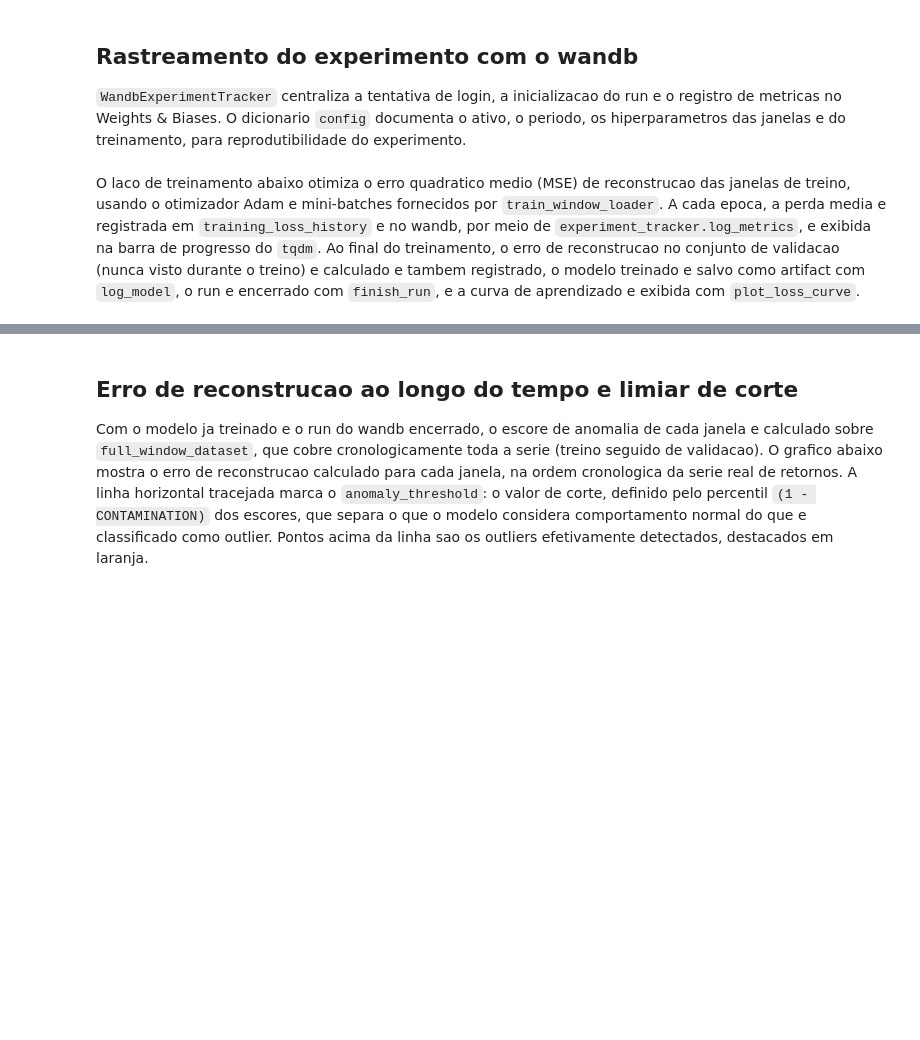
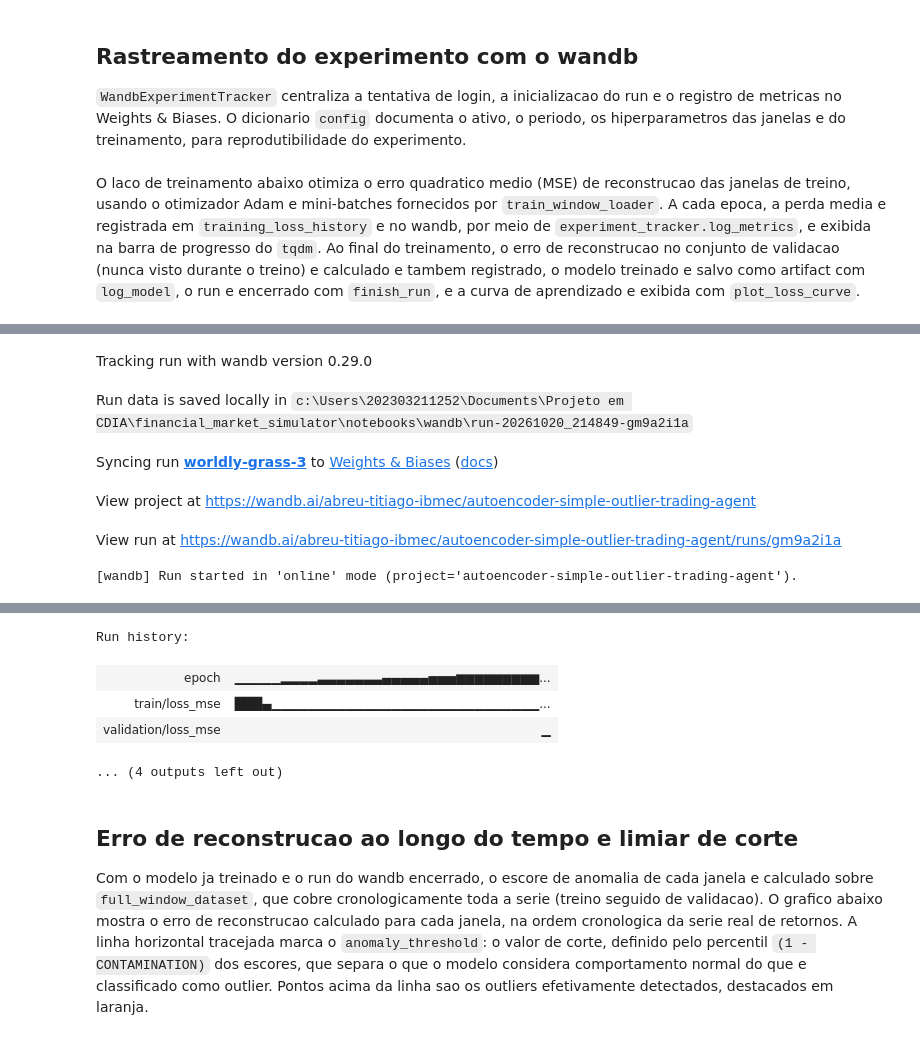
Before and after one commit to IBMEC-CDIA/financial_market_simulator, a Jupyter notebook: notebooks/autoencoder_outlier.ipynb, the cells around one changed output, grey strips where cells are left out. Cells and saved outputs as stored; diff of their text form; code cells hidden in the pictures; blank space fills up the shorter version.

Commit message:
Autoencoder notebook finalizado

```diff
--- a/notebooks/autoencoder_outlier.ipynb
+++ b/notebooks/autoencoder_outlier.ipynb
@@ -162,7 +171,7 @@ print(brazil_tickers["mineracao_siderurgia_materiais"])
 # %%
-TICKER = "CMIG4.SA"
+TICKER = "AAPL"
 START_DATE = "2020-01-01"
-END_DATE = "2026-10-06"
+END_DATE = "2026-09-15"
 
 price_data = fetch_price_series(TICKER, START_DATE, END_DATE)
 # %% [output]
@@ -328,10 +339,16 @@ class SimpleAutoencoder(nn.Module):
         """
         super().__init__()
         self.encoder = nn.Sequential(
-            ...
+            nn.Linear(input_dim, hidden_dim),
+            nn.ReLU(),
+            nn.Linear(hidden_dim, latent_dim),
+            nn.ReLU(),
         )
         self.decoder = nn.Sequential(
-            ...
+            nn.Linear(latent_dim, hidden_dim),
+            nn.ReLU(),
+            nn.Linear(hidden_dim, input_dim),
+            nn.ReLU(),
         )
 
     def forward(self, input_tensor: torch.Tensor) -> torch.Tensor:
@@ -345,15 +362,20 @@ class SimpleAutoencoder(nn.Module):
             A tensor of shape (batch_size, input_dim) containing the
             reconstructed windows.
         """
-        ...
+        latent_representation = self.encoder(input_tensor)
+        return self.decoder(latent_representation)
 # %% [markdown]
 A celula abaixo instancia o `SimpleAutoencoder` com o tamanho de
 janela definido anteriormente e o move para a `device` disponivel
 (GPU, quando existente).
 # %%
 device = "cuda" if torch.cuda.is_available() else "cpu"
-hidden_layer_size = 16
-latent_layer_size = 4
+hidden_layer_size = 32
+latent_layer_size = 8
 
-dense_model = ...
+dense_model = SimpleAutoencoder(
+    input_dim=WINDOW_SIZE,
+    hidden_dim=hidden_layer_size,
+    latent_dim=latent_layer_size
+).to(device)
 print(dense_model)
@@ -440,7 +477,13 @@ for epoch_index in epoch_progress_bar:
     epoch_loss_total = 0.0
 
     for batch_windows in train_window_loader:
-        ...
+        batch_windows = batch_windows.to(device)
+
+        reconstruction = dense_model(batch_windows)
+        loss_value = loss_function(reconstruction, batch_windows)
+        loss_value.backward()
+        optimizer.step()
+        optimizer.zero_grad()
 
         epoch_loss_total += loss_value.item() * batch_windows.shape[0]
 
@@ -479,3 +522,4 @@ training_loss_figure = plot_loss_curve(
     loss_series_name="Train MSE (log-return windows)",
 )
 training_loss_figure.show()
+# %% [output]
@@ -481,0 +531,6 @@ training_loss_figure.show()
+Tracking run with wandb version 0.29.0
+Run data is saved locally in c:\Users\202303211252\Documents\Projeto em CDIA\financial_market_simulator\notebooks\wandb\run-20261020_214849-gm9a2i1a
+Syncing run worldly-grass-3 to Weights & Biases (docs)
+View project at https://wandb.ai/abreu-titiago-ibmec/autoencoder-simple-outlier-trading-agent
+View run at https://wandb.ai/abreu-titiago-ibmec/autoencoder-simple-outlier-trading-agent/runs/gm9a2i1a
+[wandb] Run started in 'online' mode (project='autoencoder-simple-outlier-trading-agent').
@@ -482,3 +555,8 @@ training_loss_figure.show()
+Run history:
+| epoch | ▁▁▁▁▁▂▂▂▂▃▃▃▃▃▃▃▄▄▄▄▄▅▅▅▆▆▆▆▆▆▆▆▆... |
+| train/loss_mse | ███▄▁▁▁▁▁▁▁▁▁▁▁▁▁▁▁▁▁▁▁▁▁▁▁▁▁▁▁▁▁... |
+| validation/loss_mse | ▁ |
+... (4 outputs left out)
 # %% [markdown]
 ## Erro de reconstrucao ao longo do tempo e limiar de corte
 
```
Also changed, not shown: parts of 15 cells of this notebook.
